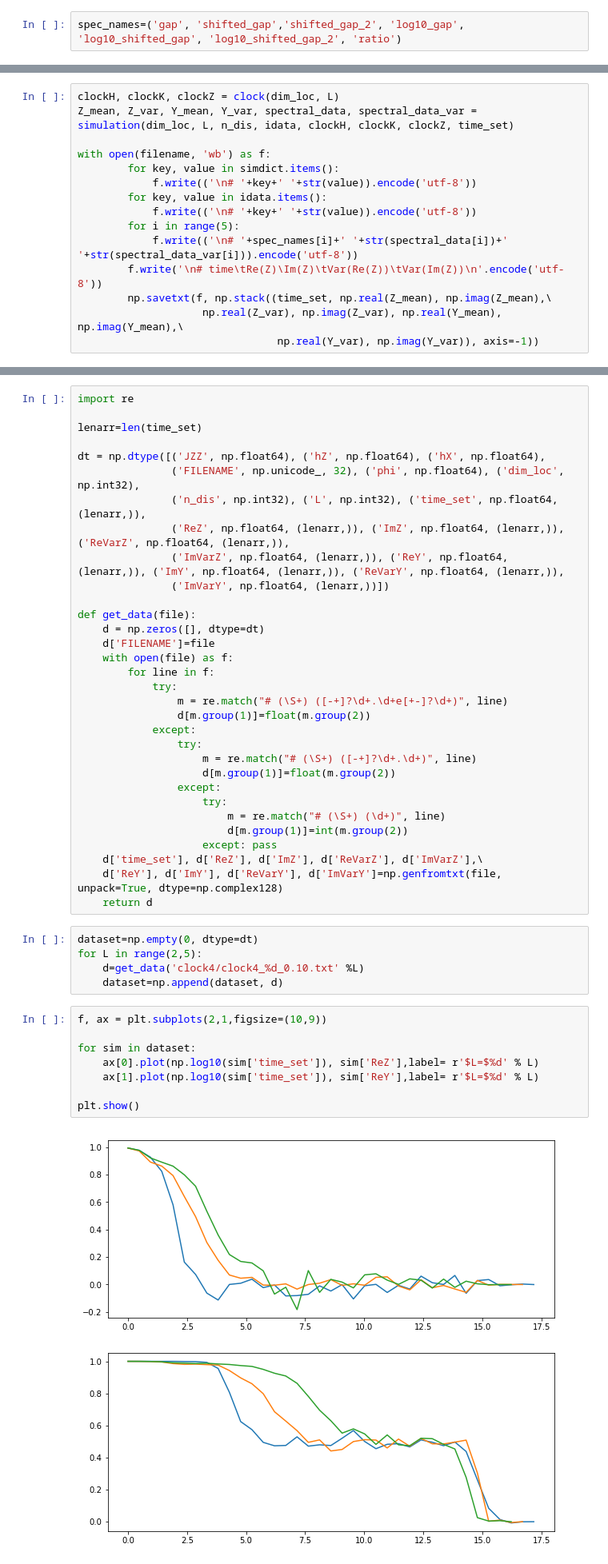
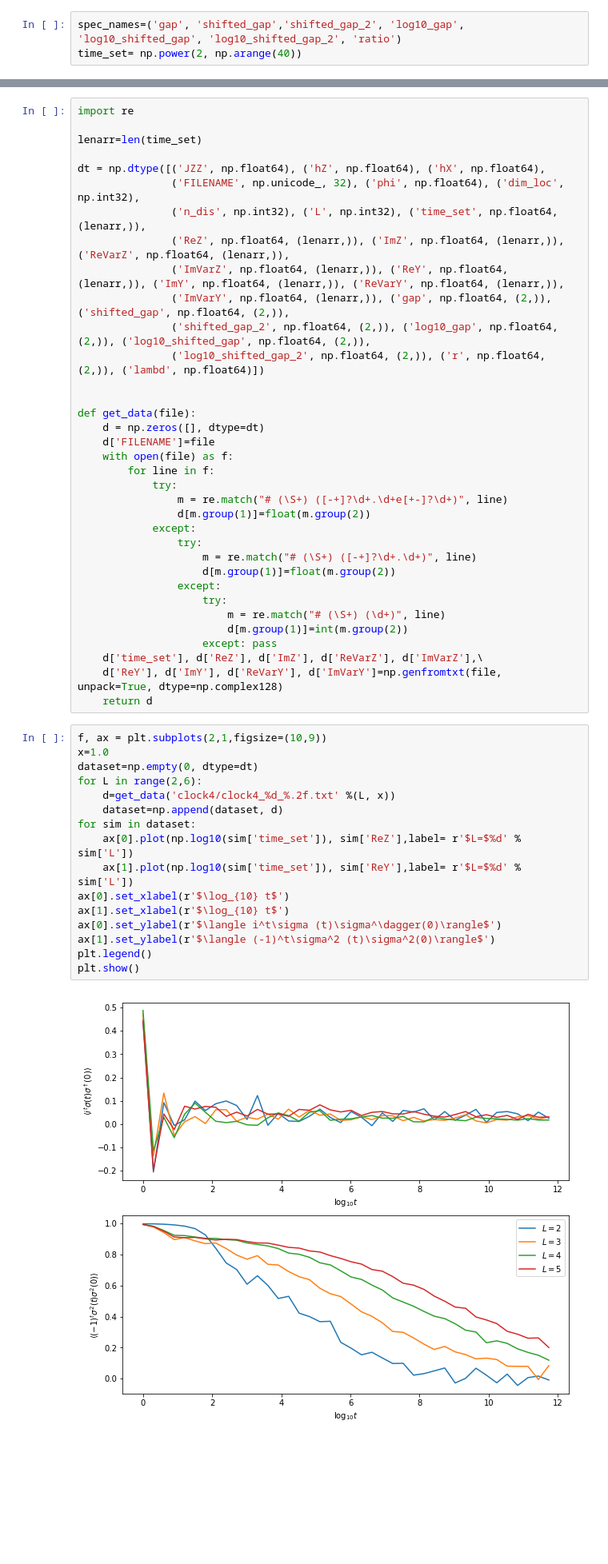
Before and after one commit to suracefm/exactdiag, a Jupyter notebook: 2018/Clock Z4.ipynb, the cells around one changed output, grey strips where cells are left out. Shown: that part at 80% size. Cells and saved outputs as stored; diff of their text form; blank space fills up the shorter version.

```diff
--- a/2018/Clock Z4.ipynb
+++ b/2018/Clock Z4.ipynb
@@ -4,4 +4,5 @@ import matplotlib.pyplot as plt
 from simulation import *
 # %%
 spec_names=('gap', 'shifted_gap','shifted_gap_2', 'log10_gap', 'log10_shifted_gap', 'log10_shifted_gap_2', 'ratio')
+time_set= np.power(2, np.arange(40))
 # %%
@@ -20,15 +70,0 @@ filename='clock4/clock4_%d_%.2f.txt' %(L,lambd)
-# %%
-clockH, clockK, clockZ = clock(dim_loc, L)
-Z_mean, Z_var, Y_mean, Y_var, spectral_data, spectral_data_var = simulation(dim_loc, L, n_dis, idata, clockH, clockK, clockZ, time_set)
-
-with open(filename, 'wb') as f:
-        for key, value in simdict.items():
-            f.write(('\n# '+key+' '+str(value)).encode('utf-8'))
-        for key, value in idata.items():
-            f.write(('\n# '+key+' '+str(value)).encode('utf-8'))
-        for i in range(5):
-            f.write(('\n# '+spec_names[i]+' '+str(spectral_data[i])+' '+str(spectral_data_var[i])).encode('utf-8'))
-        f.write('\n# time\tRe(Z)\Im(Z)\tVar(Re(Z))\tVar(Im(Z))\n'.encode('utf-8'))
-        np.savetxt(f, np.stack((time_set, np.real(Z_mean), np.imag(Z_mean),\
-                    np.real(Z_var), np.imag(Z_var), np.real(Y_mean), np.imag(Y_mean),\
-                                np.real(Y_var), np.imag(Y_var)), axis=-1))
@@ -60,7 +78,10 @@ dt = np.dtype([('JZZ', np.float64), ('hZ', np.float64), ('hX', np.float64),
                ('n_dis', np.int32), ('L', np.int32), ('time_set', np.float64, (lenarr,)),
                ('ReZ', np.float64, (lenarr,)), ('ImZ', np.float64, (lenarr,)), ('ReVarZ', np.float64, (lenarr,)),
                ('ImVarZ', np.float64, (lenarr,)), ('ReY', np.float64, (lenarr,)), ('ImY', np.float64, (lenarr,)), ('ReVarY', np.float64, (lenarr,)),
-               ('ImVarY', np.float64, (lenarr,))])
+               ('ImVarY', np.float64, (lenarr,)), ('gap', np.float64, (2,)), ('shifted_gap', np.float64, (2,)),
+               ('shifted_gap_2', np.float64, (2,)), ('log10_gap', np.float64, (2,)), ('log10_shifted_gap', np.float64, (2,)),
+               ('log10_shifted_gap_2', np.float64, (2,)), ('r', np.float64, (2,)), ('lambd', np.float64)])
+
 
 def get_data(file):
     d = np.zeros([], dtype=dt)
@@ -82,18 +103,21 @@ def get_data(file):
     d['time_set'], d['ReZ'], d['ImZ'], d['ReVarZ'], d['ImVarZ'],\
     d['ReY'], d['ImY'], d['ReVarY'], d['ImVarY']=np.genfromtxt(file, unpack=True, dtype=np.complex128)
     return d
-# %%
-dataset=np.empty(0, dtype=dt)
-for L in range(2,5):
-    d=get_data('clock4/clock4_%d_0.10.txt' %L)
-    dataset=np.append(dataset, d)
 # %%
 f, ax = plt.subplots(2,1,figsize=(10,9))
-
+x=1.0
+dataset=np.empty(0, dtype=dt)
+for L in range(2,6):
+    d=get_data('clock4/clock4_%d_%.2f.txt' %(L, x))
+    dataset=np.append(dataset, d)
 for sim in dataset:
-    ax[0].plot(np.log10(sim['time_set']), sim['ReZ'],label= r'$L=$%d' % L)
-    ax[1].plot(np.log10(sim['time_set']), sim['ReY'],label= r'$L=$%d' % L)
-
+    ax[0].plot(np.log10(sim['time_set']), sim['ReZ'],label= r'$L=$%d' % sim['L'])
+    ax[1].plot(np.log10(sim['time_set']), sim['ReY'],label= r'$L=$%d' % sim['L'])
+ax[0].set_xlabel(r'$\log_{10} t$')
+ax[1].set_xlabel(r'$\log_{10} t$')
+ax[0].set_ylabel(r'$\langle i^t\sigma (t)\sigma^\dagger(0)\rangle$')
+ax[1].set_ylabel(r'$\langle (-1)^t\sigma^2 (t)\sigma^2(0)\rangle$')
+plt.legend()
 plt.show()
 # %% [output]
-[figure, old version]
+[figure, new version]
```
Also changed, not shown: parts of 3 cells of this notebook, 44 other files.
